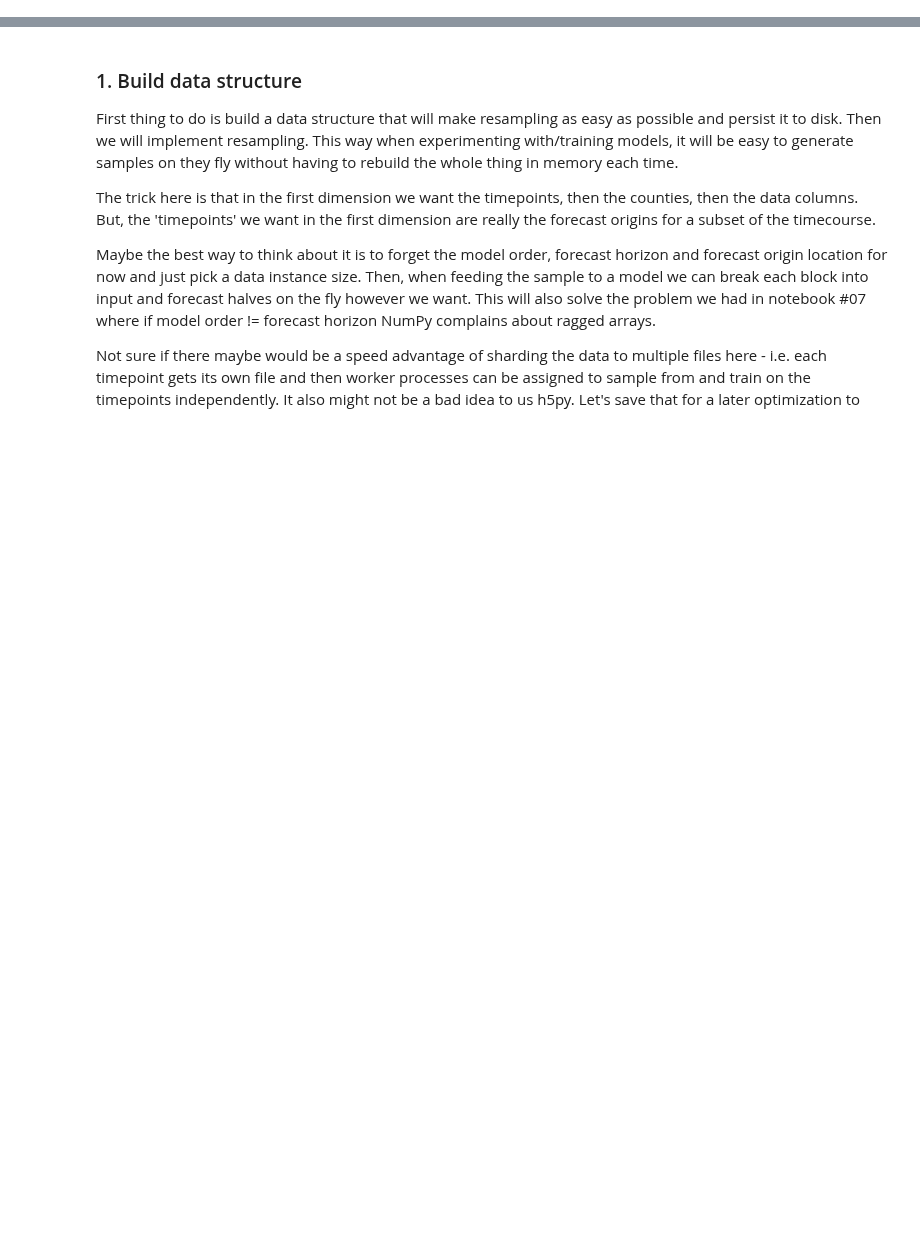
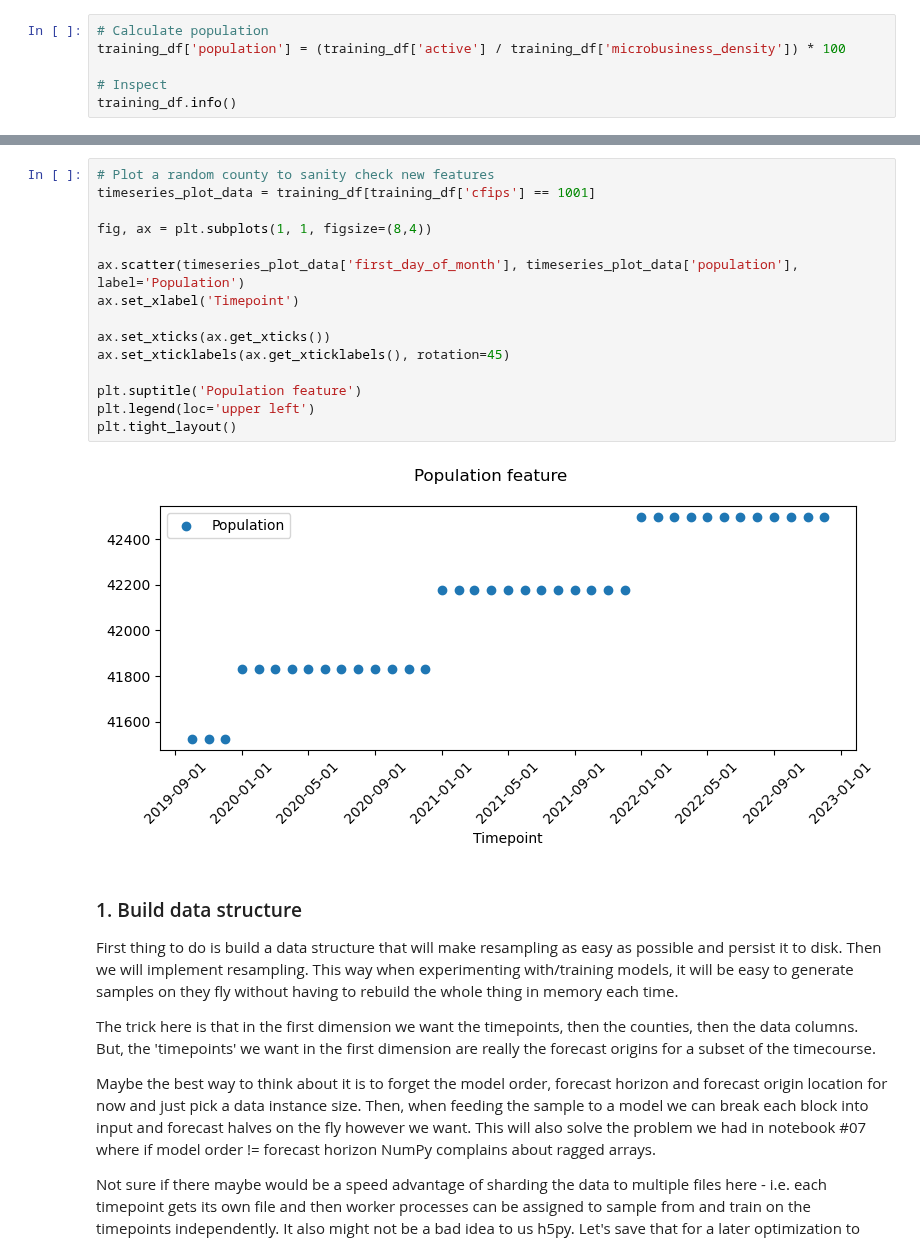
Before and after one commit to gperdrizet/kaggle_microbusiness, a Jupyter notebook: notebooks/09.2-parse_supplemented_data_for_structured_bootstrapping.ipynb, the cells around one changed output, grey strips where cells are left out. Saved outputs shown, nothing was run; the diff lists cells and outputs as text; blank space fills up the shorter version.

```diff
--- a/notebooks/09.2-parse_supplemented_data_for_structured_bootstrapping.ipynb
+++ b/notebooks/09.2-parse_supplemented_data_for_structured_bootstrapping.ipynb
@@ -84,0 +194,6 @@ training_df.head()
+# %%
+# Calculate population
+training_df['population'] = (training_df['active'] / training_df['microbusiness_density']) * 100
+
+# Inspect
+training_df.info()
@@ -85,3 +219,20 @@ training_df.head()
+# %%
+# Plot a random county to sanity check new features
+timeseries_plot_data = training_df[training_df['cfips'] == 1001]
+
+fig, ax = plt.subplots(1, 1, figsize=(8,4))
+
+ax.scatter(timeseries_plot_data['first_day_of_month'], timeseries_plot_data['population'], label='Population')
+ax.set_xlabel('Timepoint')
+
+ax.set_xticks(ax.get_xticks())
+ax.set_xticklabels(ax.get_xticklabels(), rotation=45)
+
+plt.suptitle('Population feature')
+plt.legend(loc='upper left')
+plt.tight_layout()
+# %% [output]
+[figure, added]
 # %% [markdown]
 <a name="build_data_structure"></a>
 ### 1. Build data structure
```
Also changed, not shown: parts of 15 cells of this notebook.
